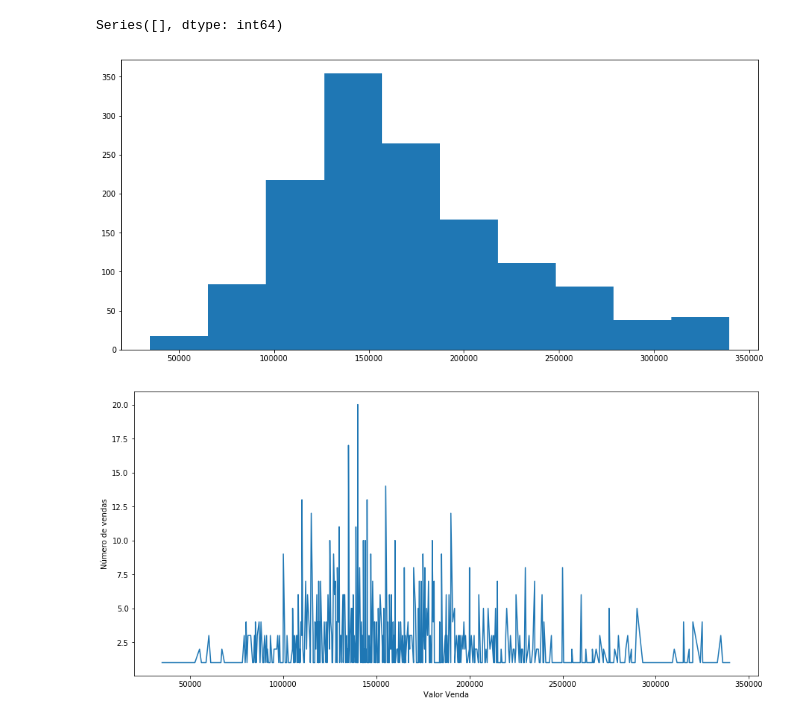
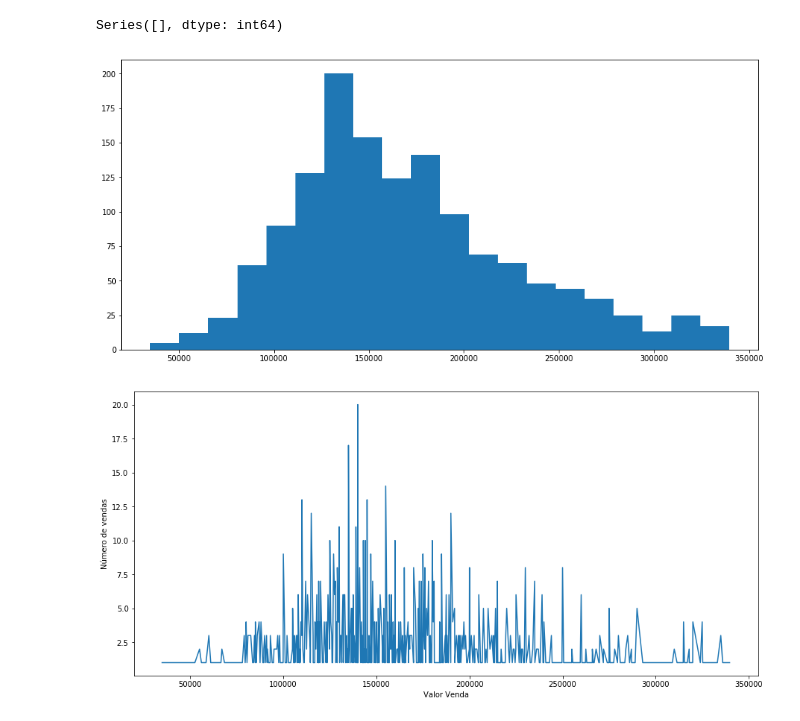
Before and after one commit to carlosealuz/random-forest-model, a Jupyter notebook: iowa_ml_rf.ipynb, the cells around one changed output. Saved outputs shown, nothing was run; the diff lists cells and outputs as text; code cells hidden in the pictures.

```diff
--- a/iowa_ml_rf.ipynb
+++ b/iowa_ml_rf.ipynb
@@ -120,10 +125,10 @@ print(missing_val_count_by_column[missing_val_count_by_column > 0])
 Series([], dtype: int64)
 # %%
 plt.rcParams['figure.figsize'] = [15,7]
-plt.hist(df['SalePrice'])
+plt.hist(df['SalePrice'],bins=20)
 plt.show()
 # %% [output]
-[figure, old version]
+[figure, new version]
 # %%
 plt.rcParams['figure.figsize'] = [15,7]
 plt.plot(df.groupby('SalePrice').count()[['Id']])
```
Also changed, not shown: parts of 18 cells of this notebook.
